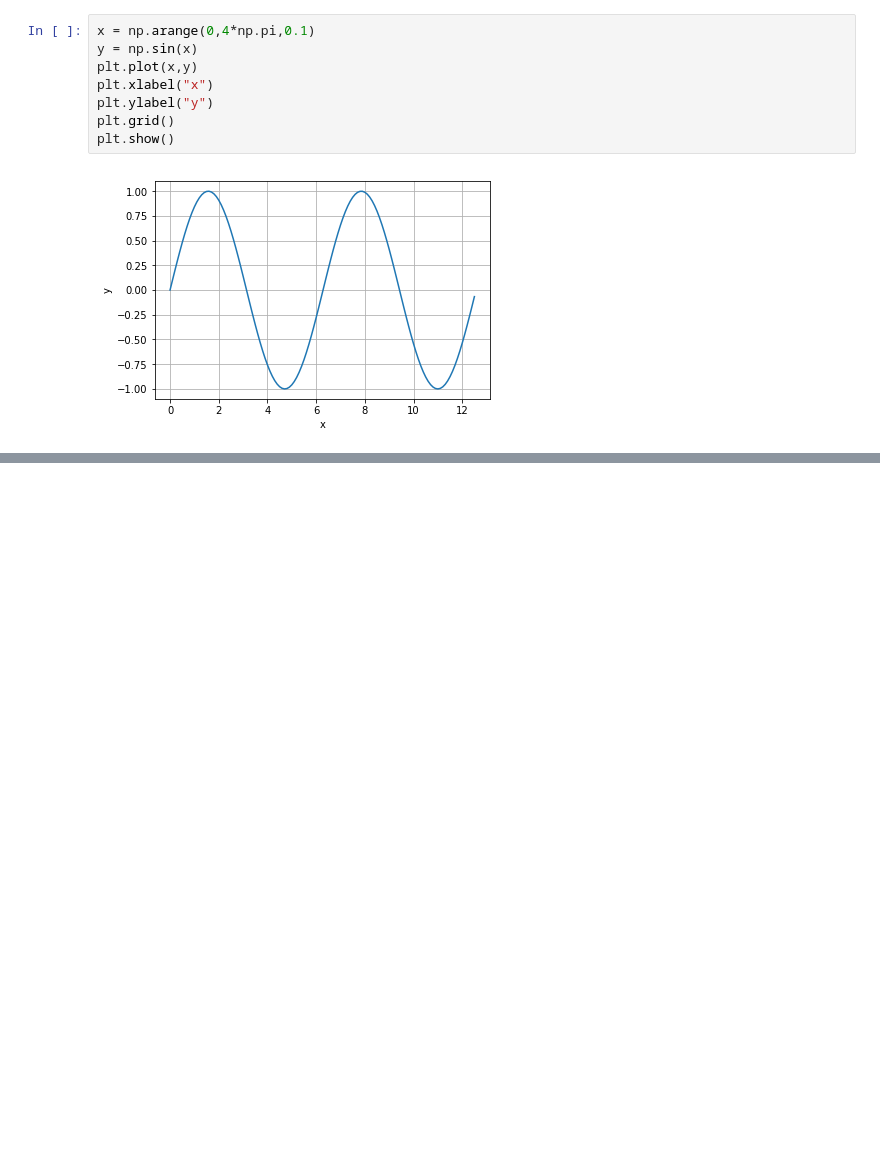
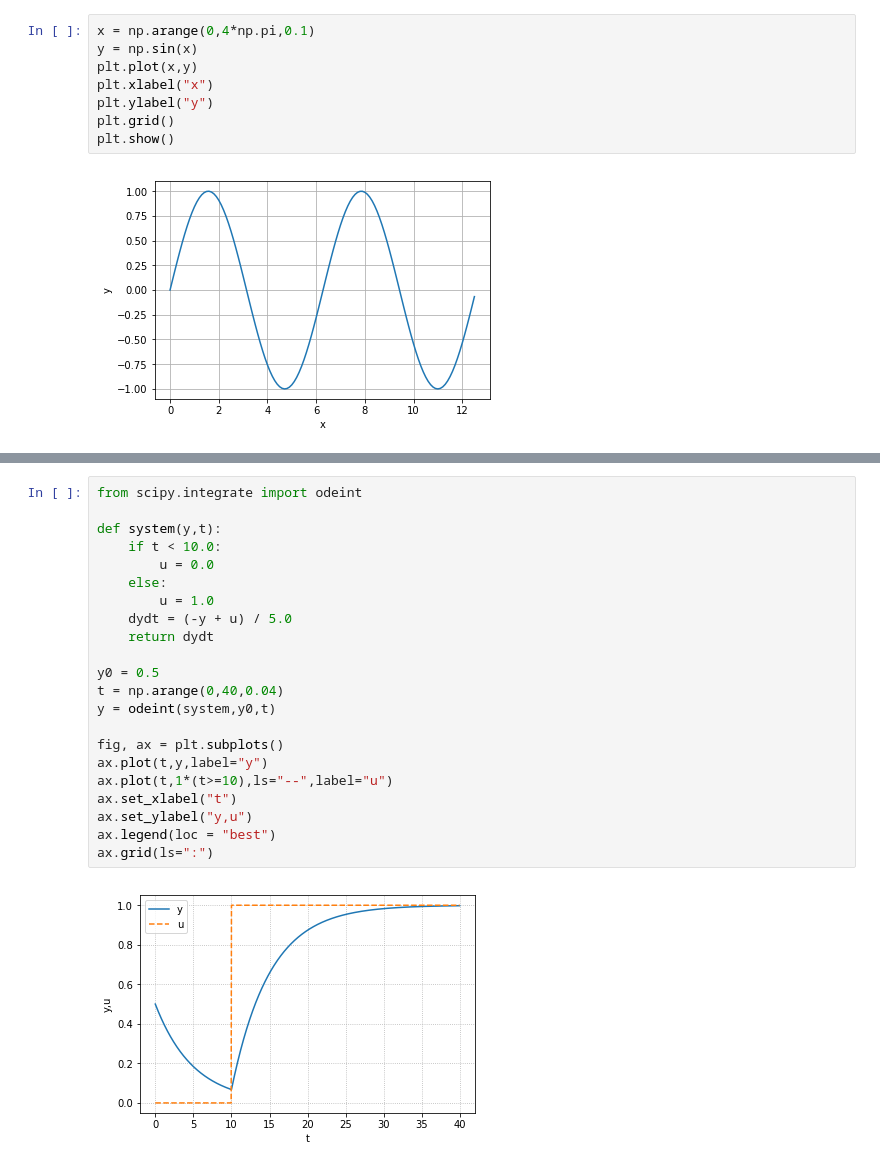
Before and after one commit to AsahiTsuruo/control_engineering, a Jupyter notebook: intro_python.ipynb, the cells around one changed output, grey strips where cells are left out. Drawn from its saved outputs; the diff is of its cells as text; blank space fills up the shorter version.

```diff
--- a/intro_python.ipynb
+++ b/intro_python.ipynb
@@ -92,0 +133,24 @@ AttributeError: 'AxesSubplot' object has no attribute 'show'
+# %%
+from scipy.integrate import odeint
+
+def system(y,t):
+    if t < 10.0:
+        u = 0.0
+    else:
+        u = 1.0
+    dydt = (-y + u) / 5.0
+    return dydt
+
+y0 = 0.5
+t = np.arange(0,40,0.04)
+y = odeint(system,y0,t)
+
+fig, ax = plt.subplots()
+ax.plot(t,y,label="y")
+ax.plot(t,1*(t>=10),ls="--",label="u")
+ax.set_xlabel("t")
+ax.set_ylabel("y,u")
+ax.legend(loc = "best")
+ax.grid(ls=":")
+# %% [output]
+[figure, added]
```
Also changed, not shown: parts of 10 cells of this notebook, 1 other file.
